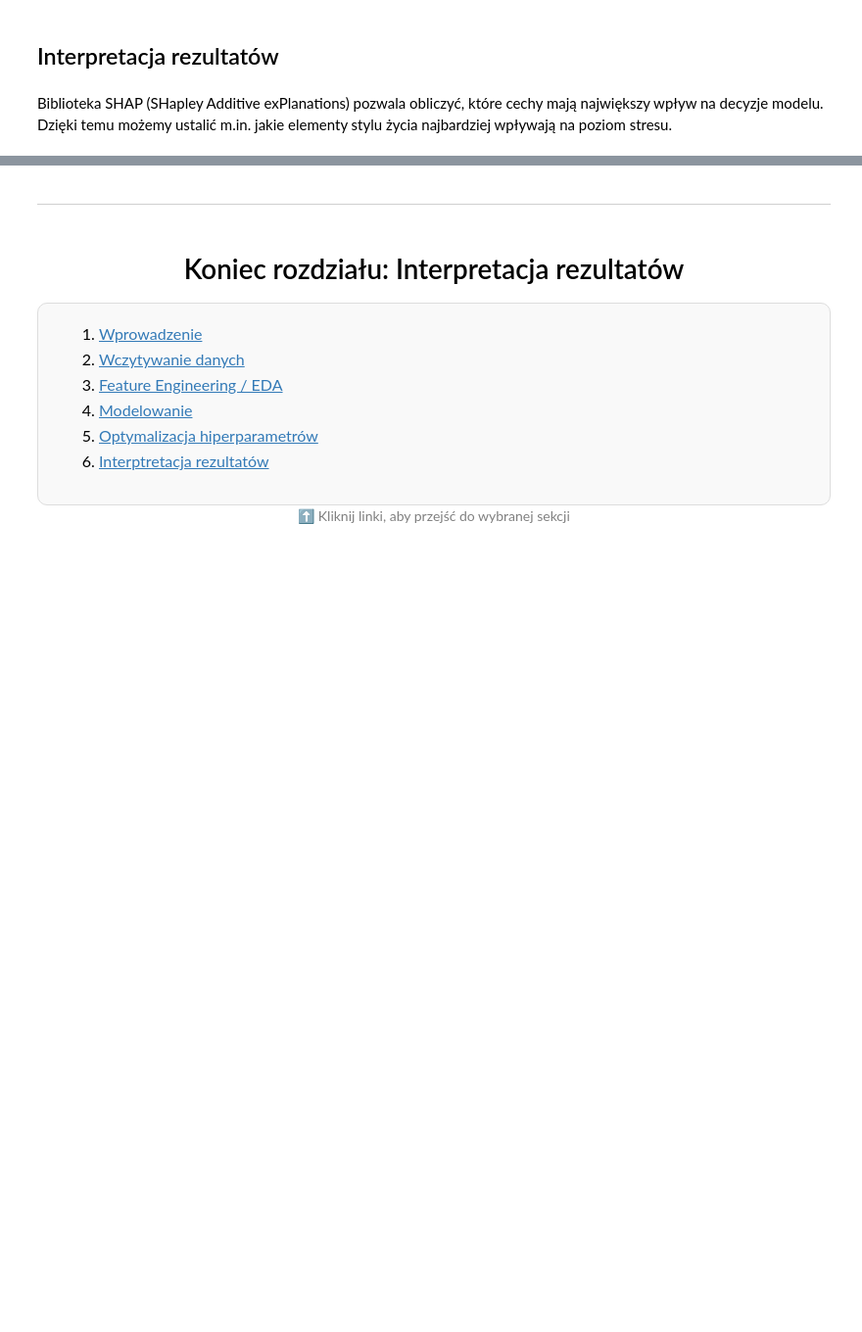
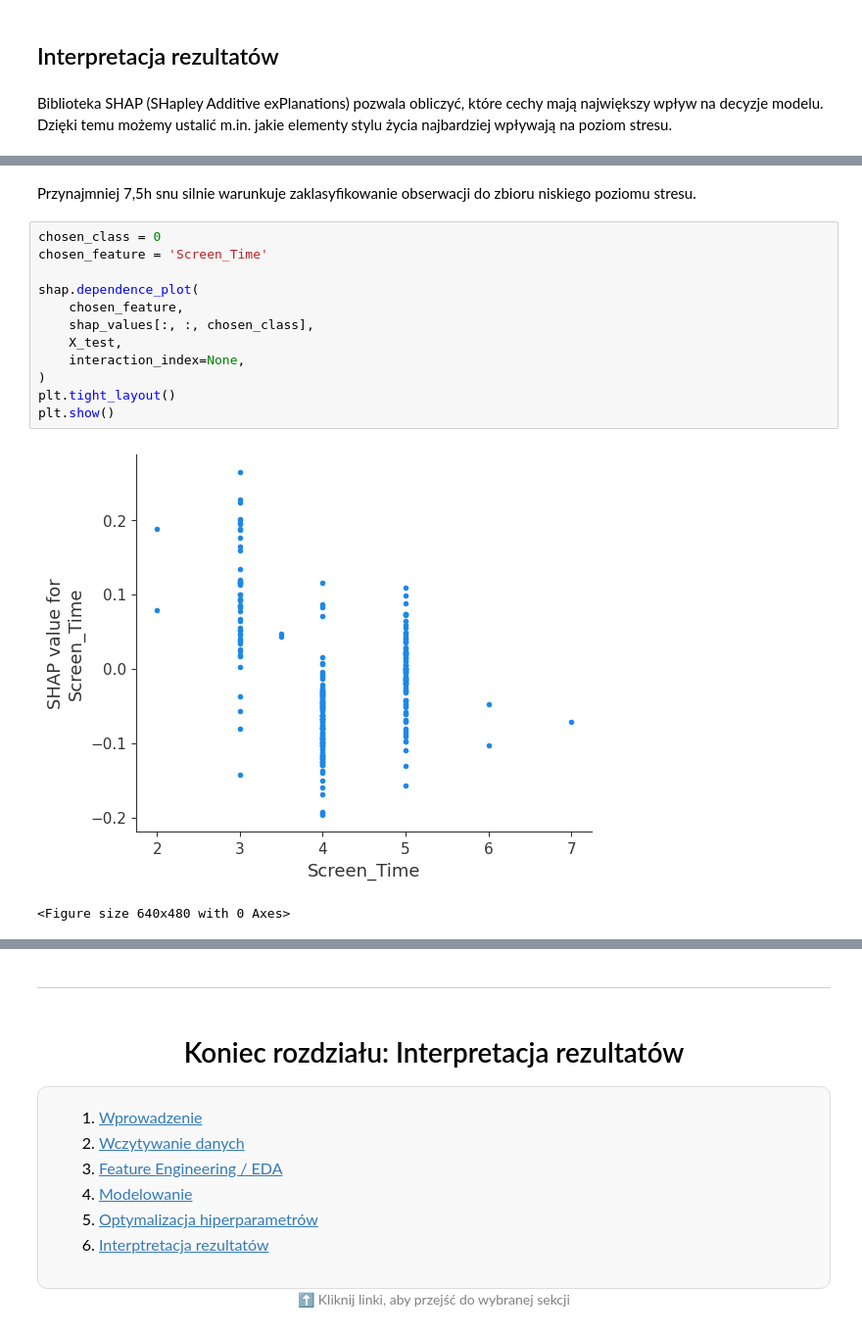
Before and after one commit to Sumitjadhav5004/ML-Stress-Prediction, a Jupyter notebook: stress_prediction.ipynb, the cells around one changed output, grey strips where cells are left out. Shown at 98% size. Saved outputs shown, nothing was run; the diff lists cells and outputs as text; blank space fills up the shorter version.

```diff
--- a/stress_prediction.ipynb
+++ b/stress_prediction.ipynb
@@ -570,0 +569,17 @@ plt.show()  # Display the plot
+# %% [markdown]
+Przynajmniej 7,5h snu silnie warunkuje zaklasyfikowanie obserwacji do zbioru niskiego poziomu stresu.
+# %%
+chosen_class = 0
+chosen_feature = 'Screen_Time'
+
+shap.dependence_plot(
+    chosen_feature,
+    shap_values[:, :, chosen_class],
+    X_test,
+    interaction_index=None,
+)
+plt.tight_layout()
+plt.show()
+# %% [output]
+[figure, added]
+<Figure size 640x480 with 0 Axes>
```
Also changed, not shown: parts of 36 cells of this notebook, 1 other file.
